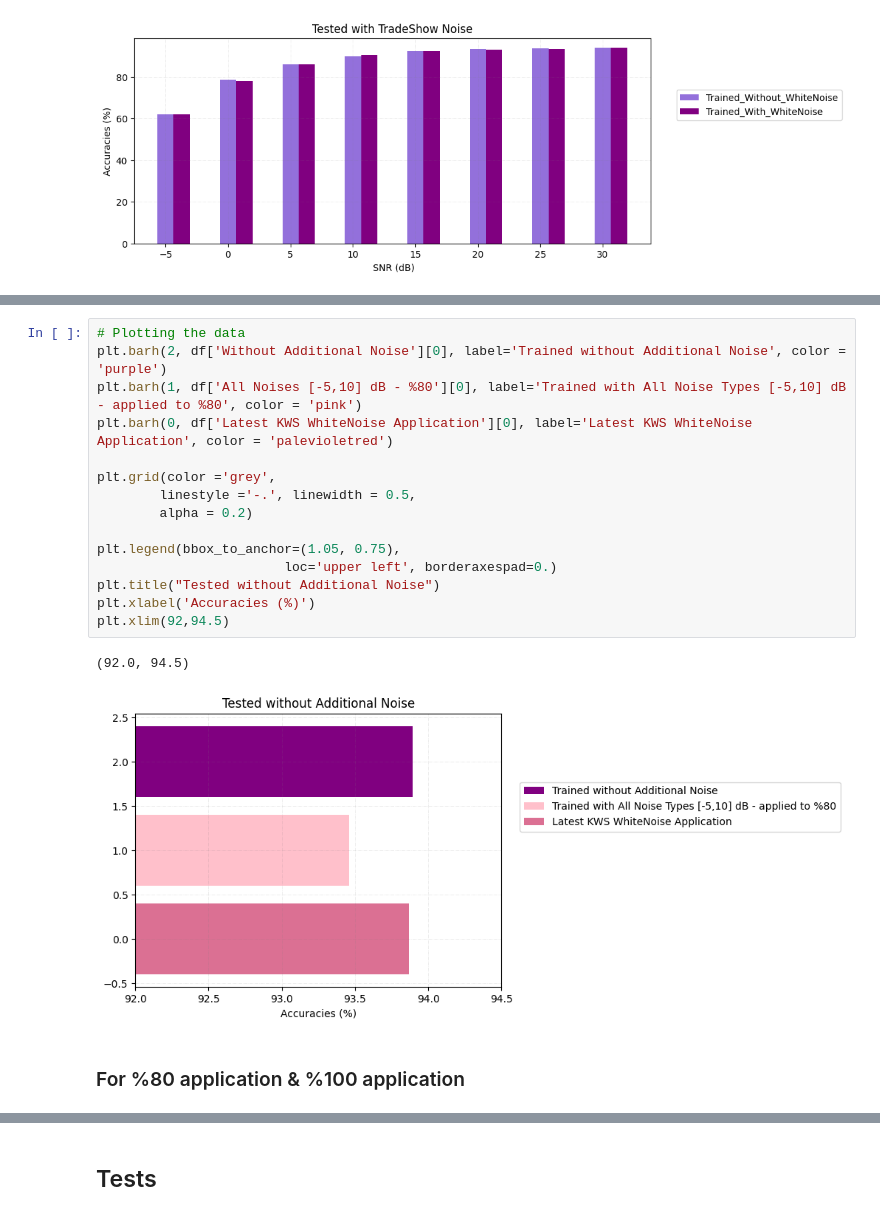
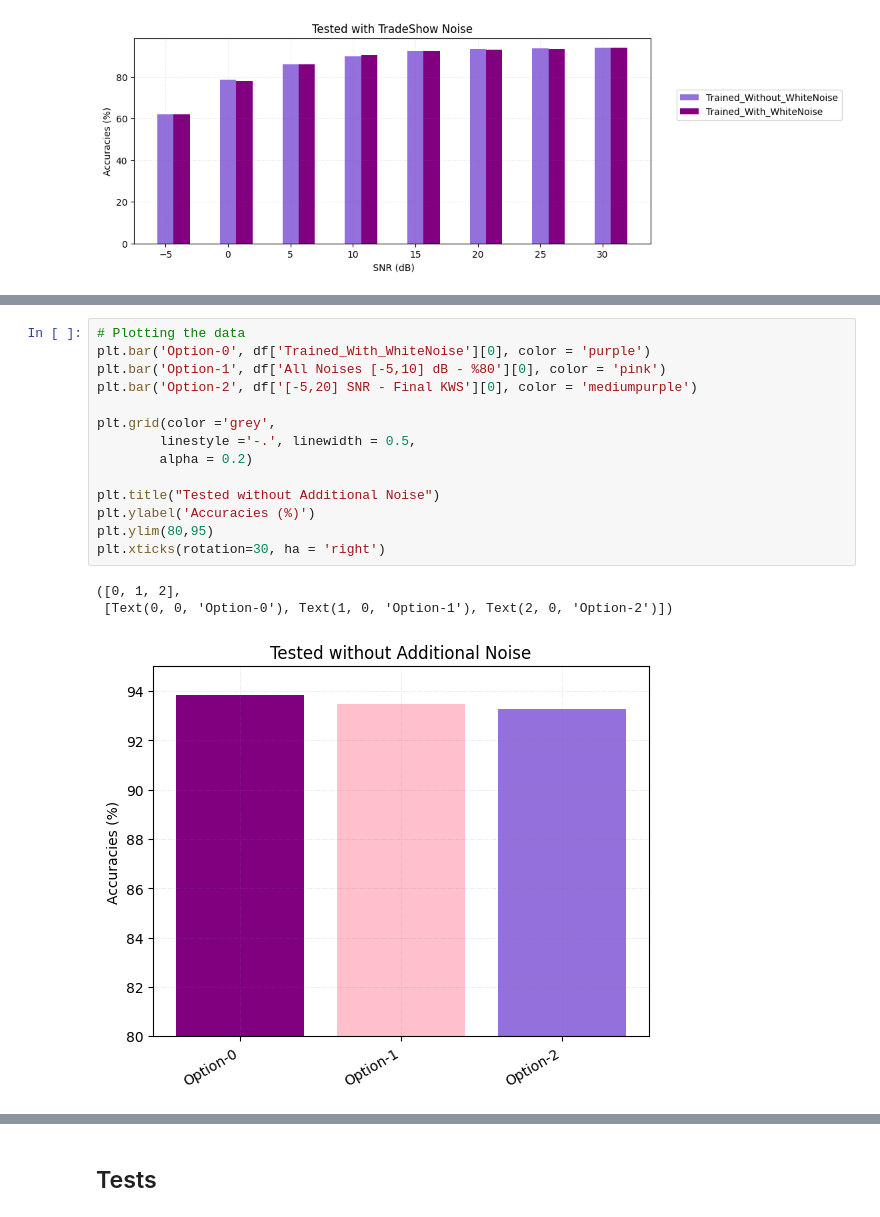
Before and after one commit to EyubogluMerve/ai8x-training, a Jupyter notebook: notebooks/KWS_Automated_Training.ipynb, the cells around one changed output, grey strips where cells are left out. Cells and saved outputs as stored; diff of their text form.

```diff
--- a/notebooks/KWS_Automated_Training.ipynb
+++ b/notebooks/KWS_Automated_Training.ipynb
@@ -604,20 +874,18 @@ Text(0, 0.5, 'Accuracies (%)')
 # %%
 # Plotting the data
-plt.barh(2, df['Without Additional Noise'][0], label='Trained without Additional Noise', color = 'purple')
-plt.barh(1, df['All Noises [-5,10] dB - %80'][0], label='Trained with All Noise Types [-5,10] dB - applied to %80', color = 'pink')
-plt.barh(0, df['Latest KWS WhiteNoise Application'][0], label='Latest KWS WhiteNoise Application', color = 'palevioletred')
+plt.bar('Option-0', df['Trained_With_WhiteNoise'][0], color = 'purple')
+plt.bar('Option-1', df['All Noises [-5,10] dB - %80'][0], color = 'pink')
+plt.bar('Option-2', df['[-5,20] SNR - Final KWS'][0], color = 'mediumpurple')
 
 plt.grid(color ='grey',
         linestyle ='-.', linewidth = 0.5,
         alpha = 0.2)
 
-plt.legend(bbox_to_anchor=(1.05, 0.75),
-                        loc='upper left', borderaxespad=0.)
 plt.title("Tested without Additional Noise")
-plt.xlabel('Accuracies (%)')
-plt.xlim(92,94.5)
+plt.ylabel('Accuracies (%)')
+plt.ylim(80,95)
+plt.xticks(rotation=30, ha = 'right')
 # %% [output]
-(92.0, 94.5)
+([0, 1, 2],
+ [Text(0, 0, 'Option-0'), Text(1, 0, 'Option-1'), Text(2, 0, 'Option-2')])
-[figure, old version]
+[figure, new version]
-# %% [markdown]
-### For %80 application & %100 application
```
Also changed, not shown: parts of 48 cells of this notebook, 3 other files.
